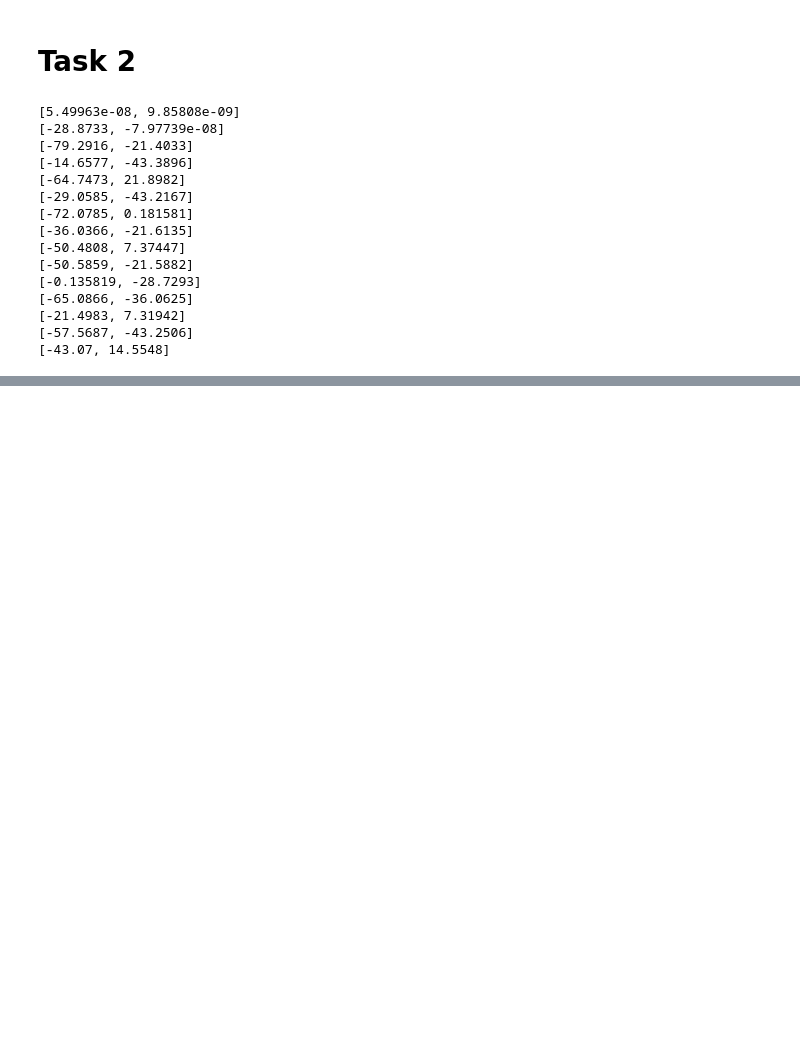
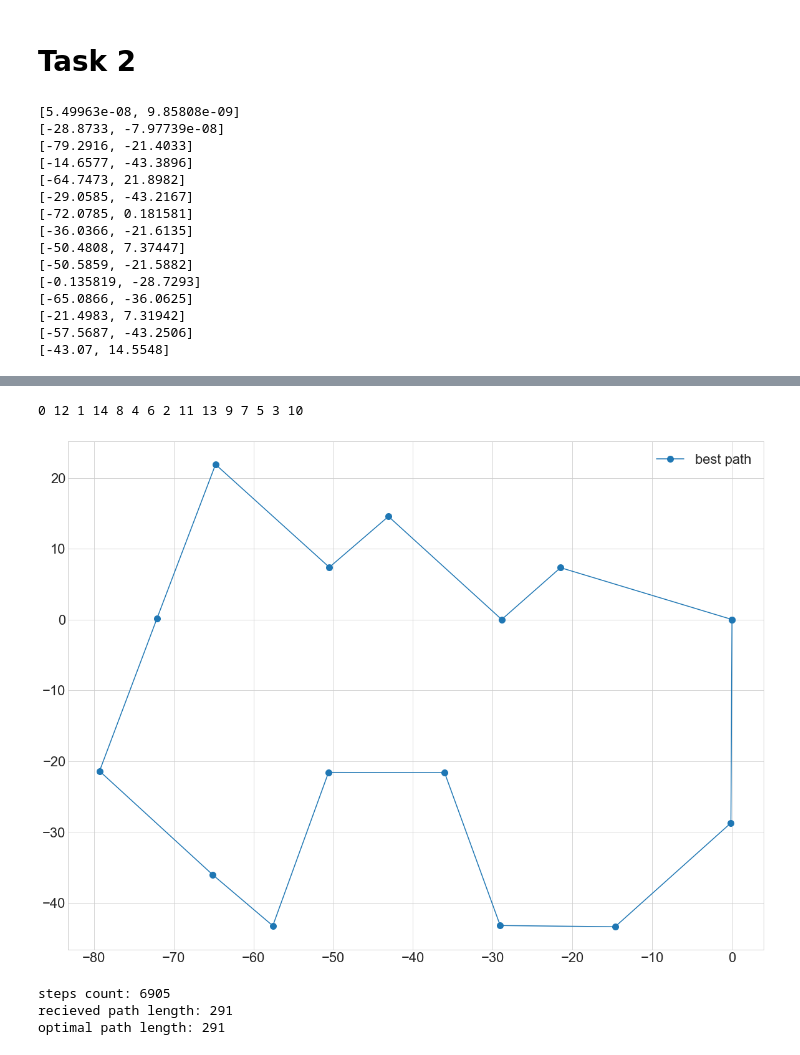
Before and after one commit to tiginamaria/ITMO_ALGO, a Jupyter notebook: hw4.ipynb, the cells around one changed output, grey strips where cells are left out. Drawn from its saved outputs; the diff is of its cells as text; code cells hidden in the pictures; blank space fills up the shorter version.

```diff
--- a/hw4.ipynb
+++ b/hw4.ipynb
@@ -226,10 +195,0 @@ print(*city_tsp)
-# %%
-def show_tsp(path: List[int], coords: List[List[int]]):
-    x, y = [], []
-    for v in path:
-        x.append(coords[v][0])
-        y.append(coords[v][1])
-    x.append(x[0])
-    y.append(y[0])
-    plt.plot(x, y, 'o-')
-    plt.show()
@@ -289,0 +218,25 @@ show_tsp(best_path, city_coords)
+# %%
+city_tsp = []
+with open('lau15_tsp.txt', 'r') as city_tsp_file:
+    for city_tsp_line in city_tsp_file.readlines()[5:]:
+        city_tsp.append(list(map(int, re.split('\s+', city_tsp_line.strip())))[0] - 1)
+print(*city_tsp)
+# %% [output]
+0 12 1 14 8 4 6 2 11 13 9 7 5 3 10
+# %%
+def show_tsp(paths: List[Tuple[List[int], str]], coords: List[List[int]]):
+    plt.rcParams['lines.markersize'] = 10
+    for path, label in paths:
+        x, y = [], []
+        for v in path:
+            x.append(coords[v][0])
+            y.append(coords[v][1])
+        x.append(x[0])
+        y.append(y[0])
+        plt.plot(x, y, 'o-', label=label)
+        plt.legend()
+        plt.show()
+# %%
+show_tsp([[city_tsp, 'best path']], city_coords)
+# %% [output]
+[figure, added]
@@ -289,0 +282,11 @@ show_tsp(best_path, city_coords)
+# %%
+initial_path = list(range(15))
+random.shuffle(initial_path)
+best_path, step = annealing(initial_path.copy())
+print(f'steps count: {step}')
+print(f'recieved path length: {get_path_distance(best_path)}')
+print(f'optimal path length: {get_path_distance(city_tsp)}')
+# %% [output]
+steps count: 6905
+recieved path length: 291
+optimal path length: 291
```
Also changed, not shown: parts of 13 cells of this notebook.
